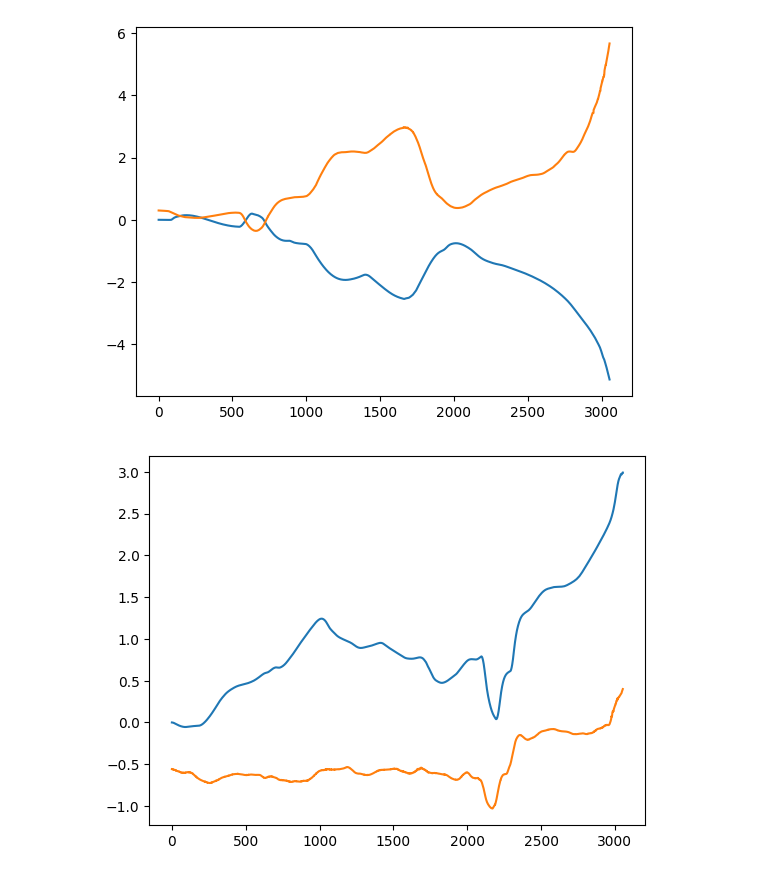
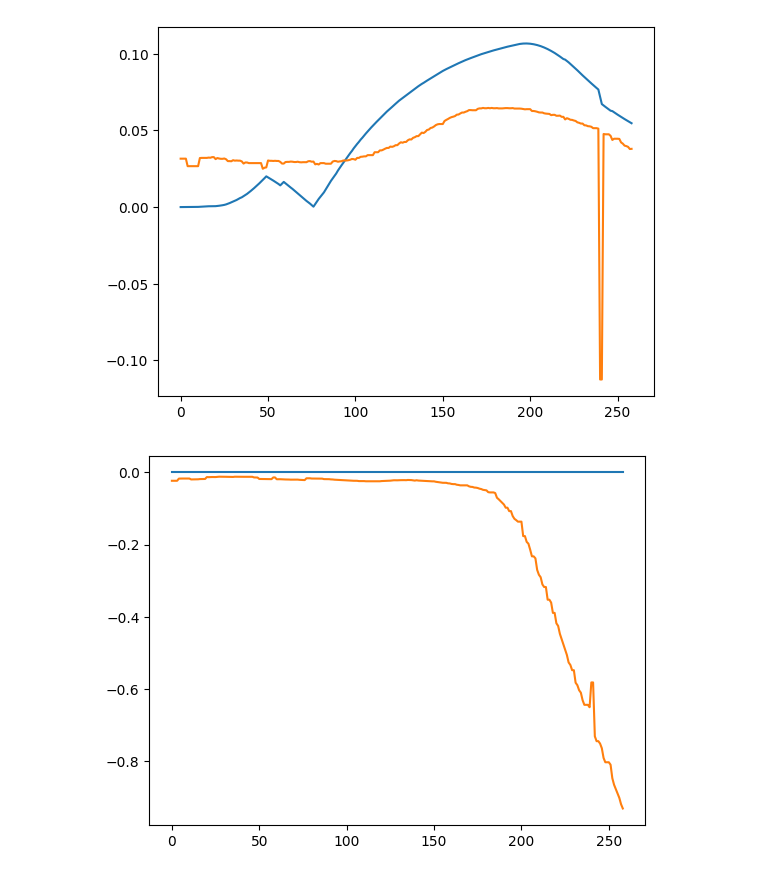
Before and after one commit to svrc-jan/master-thesis, a Jupyter notebook: tools/plot_traject.ipynb, the cells around one changed output. Saved outputs shown, nothing was run; the diff lists cells and outputs as text; code cells hidden in the pictures.

```diff
--- a/tools/plot_traject.ipynb
+++ b/tools/plot_traject.ipynb
@@ -5,11 +5,11 @@ import matplotlib.pyplot as plt
 import pandas as pd
 import numpy as np
 # %%
-run = '01'
+run = '1'
 
-# file = f"../logs/real/mhe/{run}.log"
+file = f"../logs/real2/filt/{run}.log"
 
-file = f"../logs/sim_mpc/{run}.log"
+# file = f"../logs/sim_mpc/{run}.log"
 
 df = pd.read_csv(file, header=None, names=['tag', 'ts', 'v1', 'v2', 'v3', 'v4'])
 
@@ -37,7 +37,7 @@ p_a = np.pi
 x, y, z, a = [df_o[v].to_numpy() for v in ['x', 'y', 'z', 'a']]
 roll, pitch, yaw, throttle = [df_u[v].to_numpy() for v in ['roll', 'pitch', 'yaw', 'throttle']]
 
-shift = 40
+shift = 30
 
 if shift > 0:
 	x, y, z, a = [v[shift:] for v in [x, y, z, a]]
@@ -59,16 +61,16 @@ ValueError: operands could not be broadcast together with shapes (673,) (0,)
 # %%
 dy = np.sin(a + p_a)*pitch + np.cos(a + p_a)*-roll
-plt.plot(0.85*np.cumsum(dy*dt))
-plt.plot(y+2.3)
+plt.plot(1.2*np.cumsum(dy*dt))
+plt.plot(y+2.2)
 plt.show()
 # %% [output]
-[figure, old version]
+[figure, new version]
 # %%
 dz = throttle
-plt.plot(0.8*np.cumsum(dz*dt))
-plt.plot(z-1.8)
+plt.plot(0.47*np.cumsum(dz*dt))
+plt.plot(z-1.23)
 plt.show()
 # %% [output]
-[figure, old version]
+[figure, new version]
 # %%
 da = yaw
```
Also changed, not shown: parts of 3 cells of this notebook, 14 other files.
